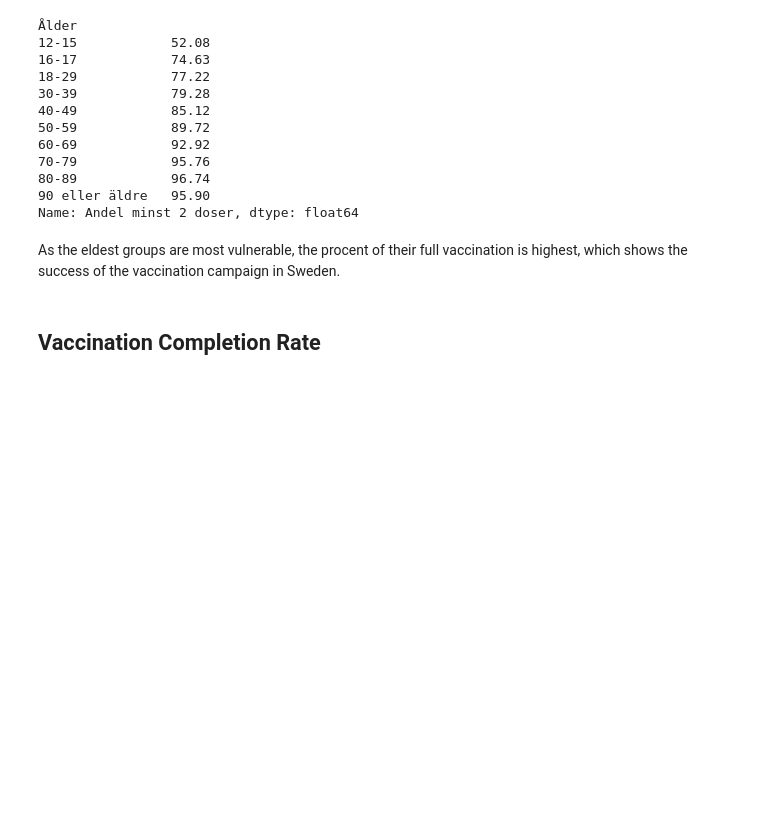
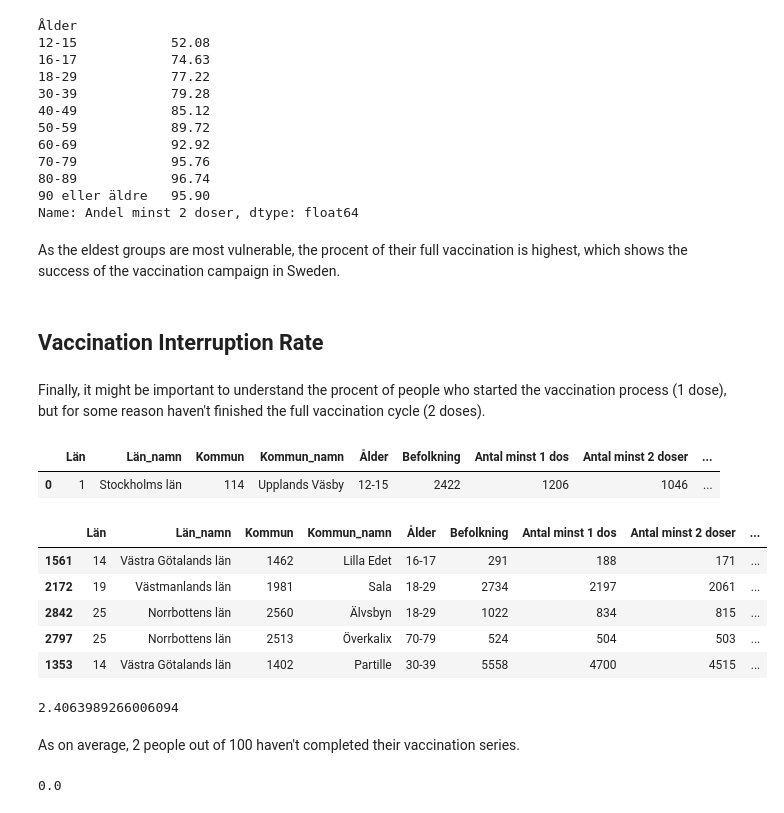
Before and after one commit to MaryKavalion/Data_Processing-Mary-Kavalionak, a Jupyter notebook: Lab-Covid19/Part 3. Exploratory data analysis.ipynb, the cells around one changed output. Saved outputs shown, nothing was run; the diff lists cells and outputs as text; code cells hidden in the pictures; blank space fills up the shorter version.

Commit message:
Finish the Lab adding the 5th KPI (VIR)
modified:
Lab-Covid19/Part 3. Exploratory data analysis.ipynb
new file:
Lab-Covid19/Visualizations/Insights/Vaccination Interruption Rate

```diff
--- a/Lab-Covid19/Part 3. Exploratory data analysis.ipynb
+++ b/Lab-Covid19/Part 3. Exploratory data analysis.ipynb
@@ -283,4 +283,31 @@ fully_vac_fig = px.bar(ages_vaccinated, labels = dict(value = "% of the populati
 fully_vac_fig.show()
 fully_vac_fig.write_html("./Visualizations/Insights/Fully_vaccinated_ratio")
 # %% [markdown]
-## Vaccination Completion Rate
+## Vaccination Interruption Rate
+# %% [markdown]
+Finally, it might be important to understand the procent of people who started the vaccination process (1 dose), but for some reason haven't finished the full vaccination cycle (2 doses).
+# %%
+vaccindata.head(1)
+# %% [output]
+|  | Län | Län_namn | Kommun | Kommun_namn | Ålder | Befolkning | Antal minst 1 dos | Antal minst 2 doser | ... |
+| 0 | 1 | Stockholms län | 114 | Upplands Väsby | 12-15 | 2422 | 1206 | 1046 | ... |
+# %%
+vaccindata['VIR'] = (vaccindata['Antal minst 1 dos'] - vaccindata['Antal minst 2 doser'])/vaccindata['Antal minst 1 dos']*100
+vaccindata.sample(5)
+# %% [output]
+|  | Län | Län_namn | Kommun | Kommun_namn | Ålder | Befolkning | Antal minst 1 dos | Antal minst 2 doser | ... |
+| 1561 | 14 | Västra Götalands län | 1462 | Lilla Edet | 16-17 | 291 | 188 | 171 | ... |
+| 2172 | 19 | Västmanlands län | 1981 | Sala | 18-29 | 2734 | 2197 | 2061 | ... |
+| 2842 | 25 | Norrbottens län | 2560 | Älvsbyn | 18-29 | 1022 | 834 | 815 | ... |
+| 2797 | 25 | Norrbottens län | 2513 | Överkalix | 70-79 | 524 | 504 | 503 | ... |
+| 1353 | 14 | Västra Götalands län | 1402 | Partille | 30-39 | 5558 | 4700 | 4515 | ... |
+# %%
+vaccindata['VIR'].mean()
+# %% [output]
+2.4063989266006094
+# %% [markdown]
+As on average, 2 people out of 100 haven't completed their vaccination series.
+# %%
+vaccindata['VIR'].min()
+# %% [output]
+0.0
```
Also changed, not shown: parts of 9 cells of this notebook, 1 other file.
